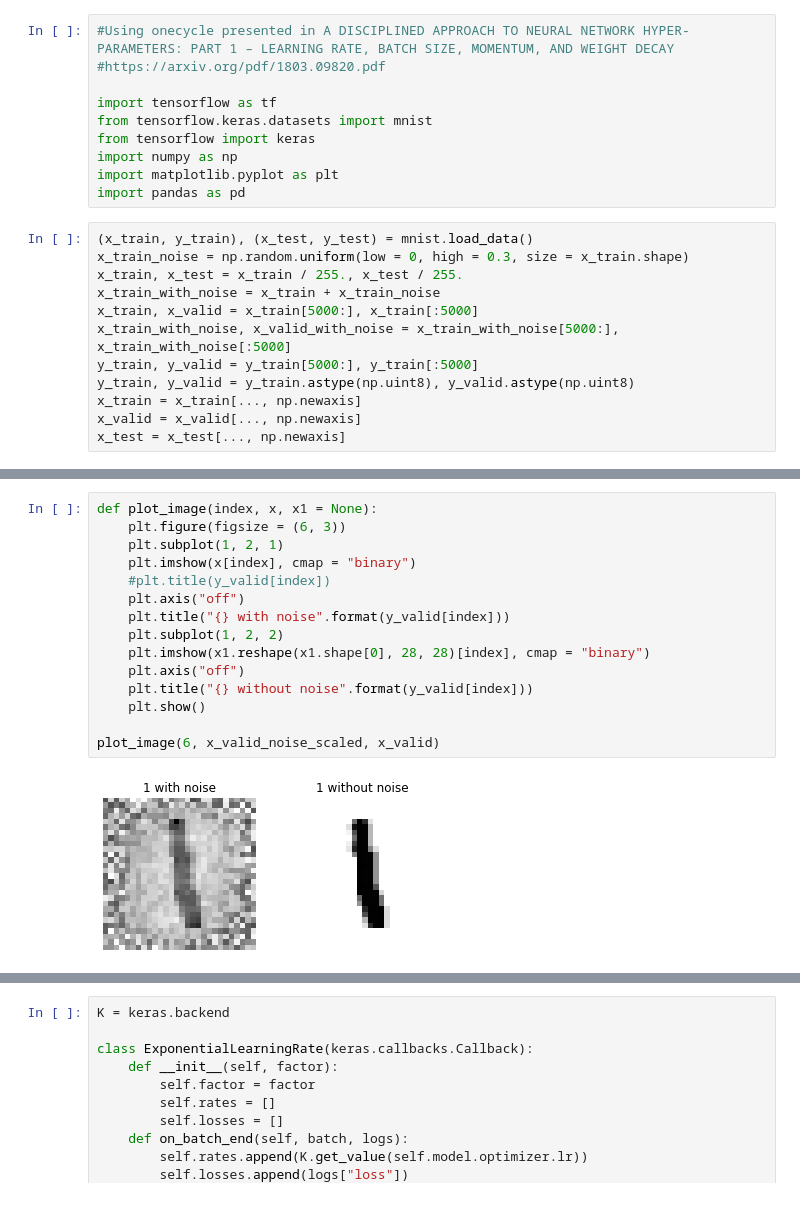
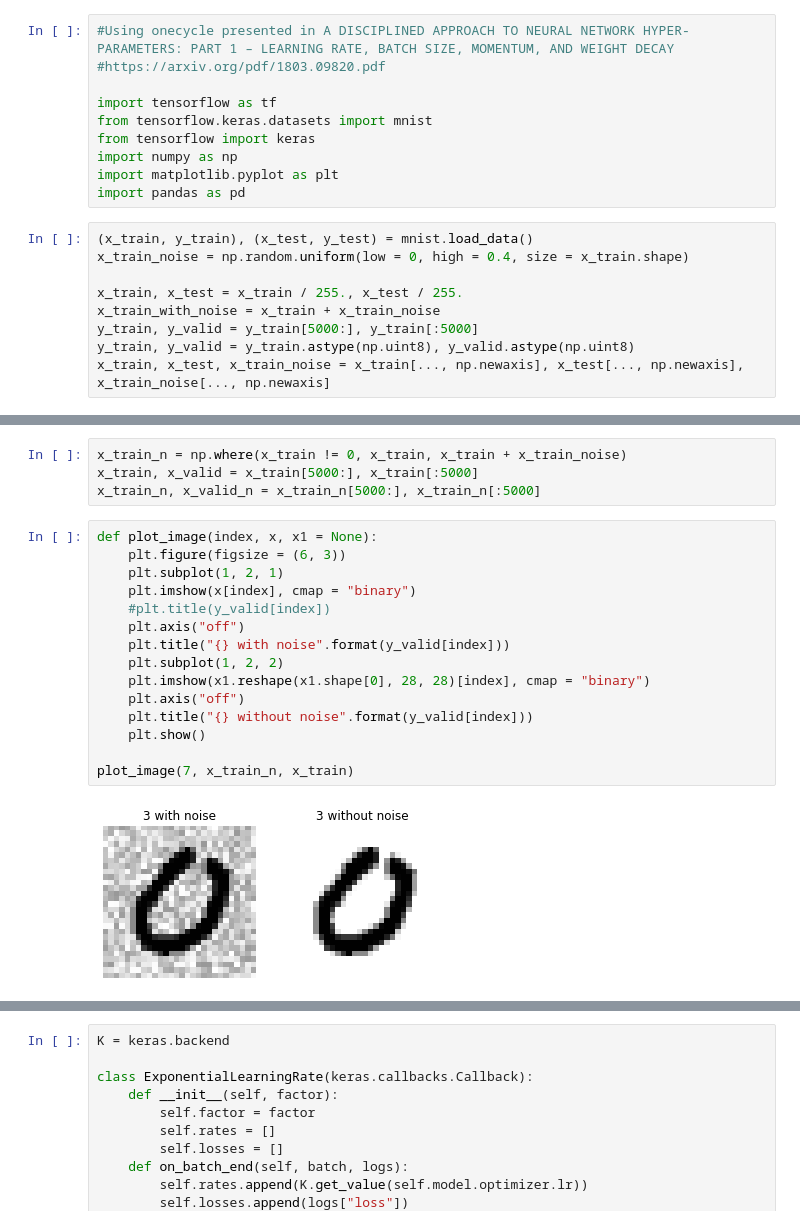
Before and after one commit to victorzarzu/dl-notebooks, a Jupyter notebook: MNIST_classifier.ipynb, the cells around one changed output, grey strips where cells are left out. Drawn from its saved outputs; the diff is of its cells as text.

Commit message:
repairing noise addition

```diff
--- a/MNIST_classifier.ipynb
+++ b/MNIST_classifier.ipynb
@@ -10,13 +10,10 @@ import matplotlib.pyplot as plt
 import pandas as pd
 # %%
 (x_train, y_train), (x_test, y_test) = mnist.load_data()
-x_train_noise = np.random.uniform(low = 0, high = 0.3, size = x_train.shape)
+x_train_noise = np.random.uniform(low = 0, high = 0.4, size = x_train.shape)
+
 x_train, x_test = x_train / 255., x_test / 255.
 x_train_with_noise = x_train + x_train_noise
-x_train, x_valid = x_train[5000:], x_train[:5000]
-x_train_with_noise, x_valid_with_noise = x_train_with_noise[5000:], x_train_with_noise[:5000]
 y_train, y_valid = y_train[5000:], y_train[:5000]
 y_train, y_valid = y_train.astype(np.uint8), y_valid.astype(np.uint8)
-x_train = x_train[..., np.newaxis]
-x_valid = x_valid[..., np.newaxis]
-x_test = x_test[..., np.newaxis]
+x_train, x_test, x_train_noise = x_train[..., np.newaxis], x_test[..., np.newaxis], x_train_noise[..., np.newaxis]
@@ -32,20 +20,24 @@ x_train_noise_scaled, x_valid_noise_scaled, x_test_noise_scaled = scale_data(x_t
+# %%
+x_train_n = np.where(x_train != 0, x_train, x_train + x_train_noise)
+x_train, x_valid = x_train[5000:], x_train[:5000]
+x_train_n, x_valid_n = x_train_n[5000:], x_train_n[:5000]
 # %%
 def plot_image(index, x, x1 = None):
     plt.figure(figsize = (6, 3))
     plt.subplot(1, 2, 1)
     plt.imshow(x[index], cmap = "binary")
     #plt.title(y_valid[index])
     plt.axis("off")
     plt.title("{} with noise".format(y_valid[index]))
     plt.subplot(1, 2, 2)
     plt.imshow(x1.reshape(x1.shape[0], 28, 28)[index], cmap = "binary")
     plt.axis("off")
     plt.title("{} without noise".format(y_valid[index]))
     plt.show()
 
-plot_image(6, x_valid_noise_scaled, x_valid)
+plot_image(7, x_train_n, x_train)
 # %% [output]
-[figure, old version]
+[figure, new version]
 # %%
 batch_size = 64
 n_epochs = 30
```
Also changed, not shown: parts of 13 cells of this notebook.
